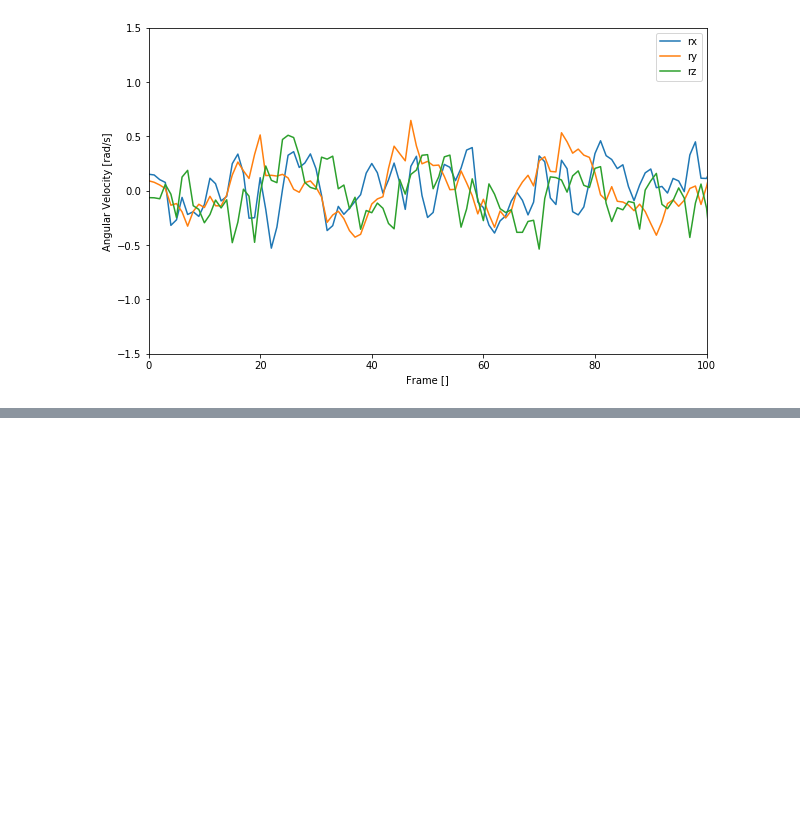
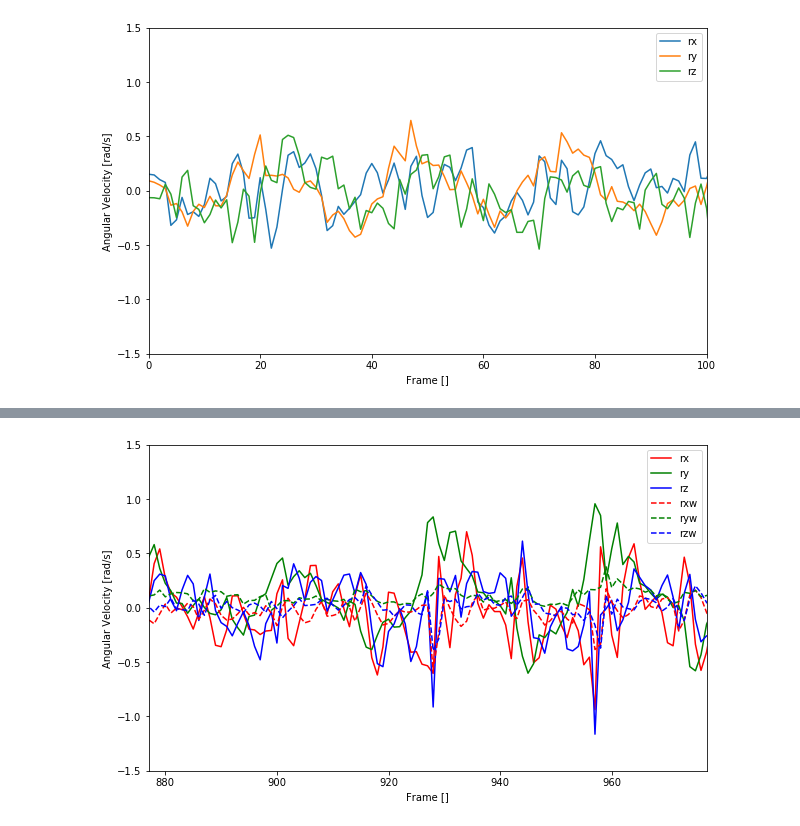
Before and after one commit to yossato/virtualGimbal, a Jupyter notebook: post_processing_software/jupyter/visualize_log.ipynb, the cells around one changed output, grey strips where cells are left out. Drawn from its saved outputs; the diff is of its cells as text; code cells hidden in the pictures; blank space fills up the shorter version.

```diff
--- a/post_processing_software/jupyter/visualize_log.ipynb
+++ b/post_processing_software/jupyter/visualize_log.ipynb
@@ -122,0 +133,5 @@ plotDualAngularVelocityCSV(t,rxc,ryc,rzc,rxwc,rywc,rzwc,xlim=[max(t)-100,max(t)]
+# %%
+# 中程
+plotDualAngularVelocityCSV(t,rxc,ryc,rzc,rxwc,rywc,rzwc,xlim=[max(t)/2-100,max(t)/2],ylim=[-1.5,1.5])
+# %% [output]
+[figure, added]
```
Also changed, not shown: parts of 7 cells of this notebook.
